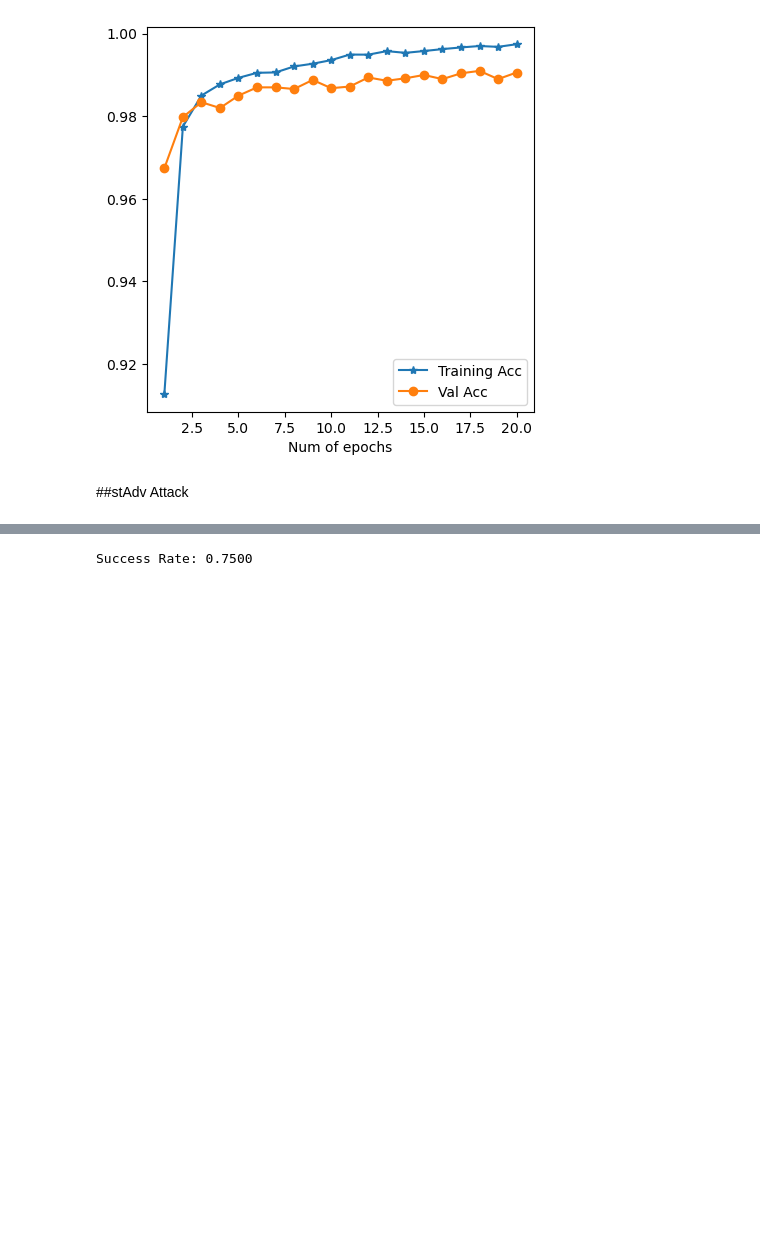
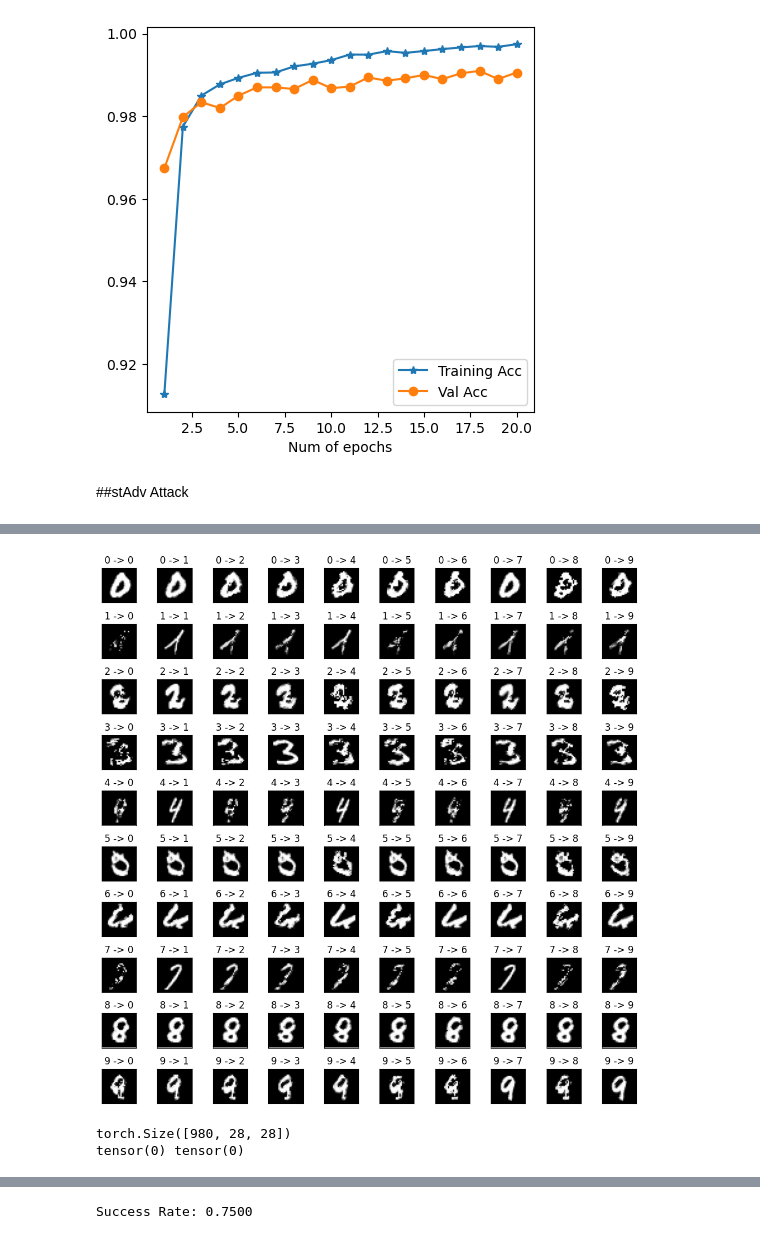
Before and after one commit to erenaydoslu/deep-learning-final-project, a Jupyter notebook: StAdv_attack.ipynb, the cells around one changed output, grey strips where cells are left out. Cells and saved outputs as stored; diff of their text form; code cells hidden in the pictures; blank space fills up the shorter version.

Commit message:
Initial grid, random starting digits, no cherrypicking

```diff
--- a/StAdv_attack.ipynb
+++ b/StAdv_attack.ipynb
@@ -305,3 +399,16 @@ def attack(input,target,model):
+# %%
+attack_grid = attacker.attack_all()
+# %%
+attacker.print_attack_grid(attack_grid)
+# %% [output]
+[figure, added]
+# %%
+testset_only_0_indices = testset.targets == 0
+testset_only_0_data, targets = testset.data[testset_only_0_indices], testset.targets[testset_only_0_indices]
+print(testset_only_0_data.shape)
+# %% [output]
+torch.Size([980, 28, 28])
+tensor(0) tensor(0)
 # %%
 np.random.seed(42)
 torch.manual_seed(42)
```
Also changed, not shown: parts of 16 cells of this notebook, 3 other files.
